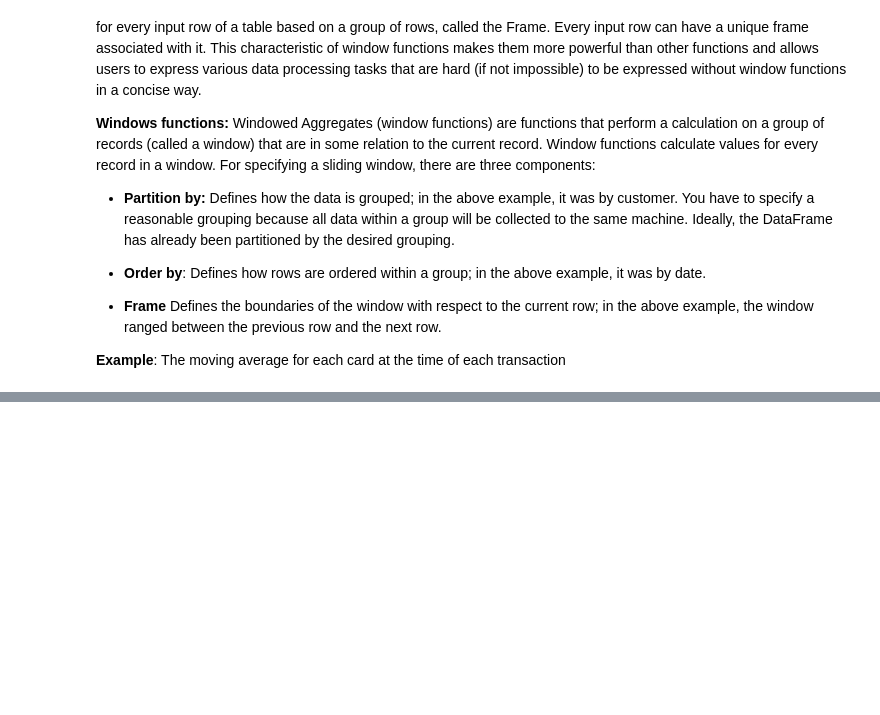
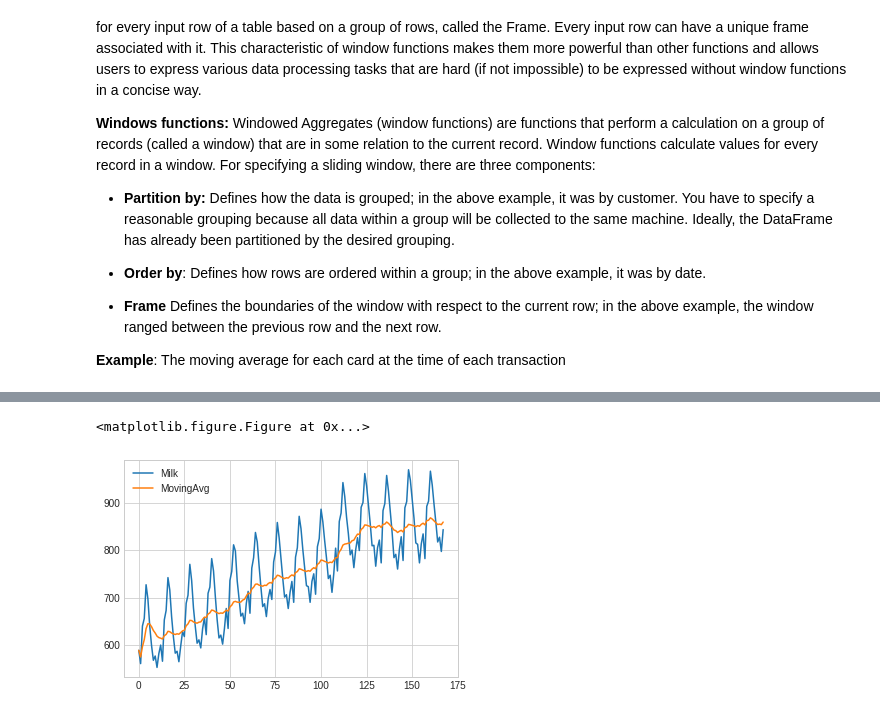
Before and after one commit to ErickEduardoAH/ComputationalStatistics, a Jupyter notebook: PySpark/03-RelationalOperationsWithDataFames.ipynb, the cells around one changed output, grey strips where cells are left out. Saved outputs shown, nothing was run; the diff lists cells and outputs as text; code cells hidden in the pictures; blank space fills up the shorter version.

Commit message:
Ejemplo de produccion de leche con windows functions

```diff
--- a/PySpark/03-RelationalOperationsWithDataFames.ipynb
+++ b/PySpark/03-RelationalOperationsWithDataFames.ipynb
@@ -326,12 +326,14 @@ root
 # %%
 from datetime import datetime
 from pyspark.sql.functions import col, udf
-from pyspark.sql.types import DateType
+from pyspark.sql.types import DateType,IntegerType
 
-toDate =  udf(lambda r: datetime.strptime(r,'%d/%m/%Y'),DateType())
+toDate =  udf(lambda stringDate: datetime.strptime(stringDate,'%d/%m/%Y'),DateType())
+getYear = udf(lambda date: date.year,IntegerType())
 
 milkProductionDF = milkProductionStrDF.withColumn('Date',toDate(col('Month')))\
-                                      .select(['Date','Milk'])
+                                      .withColumn('Year',getYear(col('Date')))
+
 milkProductionDF.show()
 milkProductionDF.printSchema()
 # %% [output]
@@ -374,0 +373,6 @@ Fortunately for users of Spark SQL, window functions fill this gap. At its core,
+# %%
+from pyspark.sql.window import Window
+from pyspark.sql.functions import *
+slidingWindow = Window.orderBy('Date').rowsBetween(-12,0)
+meanAverageDF = milkProductionDF.withColumn('MovingAvg',avg('Milk').over(slidingWindow))
+meanAverageDF.show()
@@ -374,0 +397,10 @@ Fortunately for users of Spark SQL, window functions fill this gap. At its core,
+# %%
+%matplotlib inline
+import matplotlib.pyplot as plt
+plt.style.use('seaborn-whitegrid')
+plt.figure(figsize=(15,8))
+fig = meanAverageDF.select(['Date','Milk','MovingAvg']).toPandas().plot()
+plt.show()
+# %% [output]
+<matplotlib.figure.Figure at 0x...>
+[figure, added]
```
Also changed, not shown: parts of 5 cells of this notebook.
